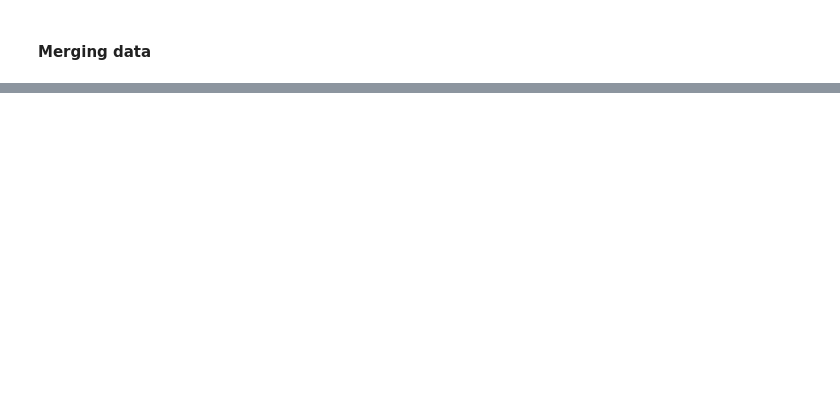
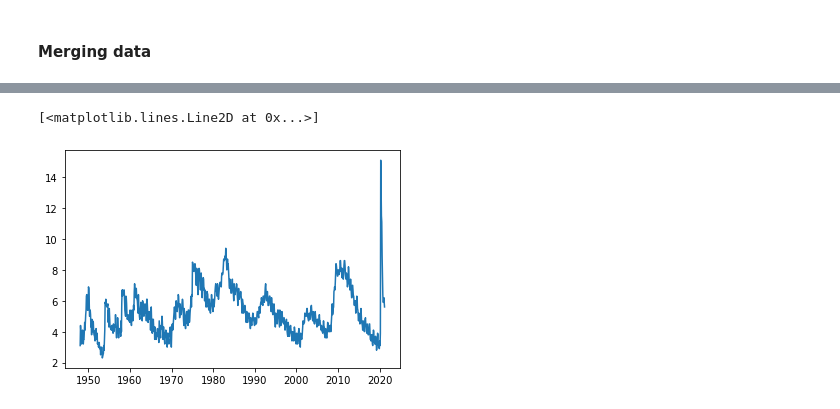
Before and after one commit to KatieSylvester/COVID_impacts_on_women, a Jupyter notebook: notebooks/bls_data_formatting.ipynb, the cells around one changed output, grey strips where cells are left out. Drawn from its saved outputs; the diff is of its cells as text; code cells hidden in the pictures; blank space fills up the shorter version.

```diff
--- a/notebooks/bls_data_formatting.ipynb
+++ b/notebooks/bls_data_formatting.ipynb
@@ -322,0 +186,4 @@ data_combined3.head()
+# %%
+data_combined = pd.merge(data_combined,men_unempl_level_tall[['date','men_unempl_level']],on='date', how='left')
+# %%
+data_combined = pd.merge(data_combined,men_lf_level_tall[['date','men_lf_level']],on='date', how='left')
@@ -322,0 +199,3 @@ data_combined3.head()
+# %%
+# calculation of men's unemployment rate
+data_combined['mens_unempl_rate'] = round((100*data_combined['men_unempl_level']/(data_combined['men_lf_level'])),1)
@@ -322,0 +236,3 @@ data_combined3.head()
+# %%
+data_combined.drop(data_combined.tail(9).index,
+        inplace = True)
@@ -322,0 +250,5 @@ data_combined3.head()
+# %%
+plt.plot(data_combined['date'],data_combined['womens_unempl_rate'])
+# %% [output]
+[<matplotlib.lines.Line2D at 0x...>]
+[figure, added]
```
Also changed, not shown: parts of 76 cells of this notebook.
